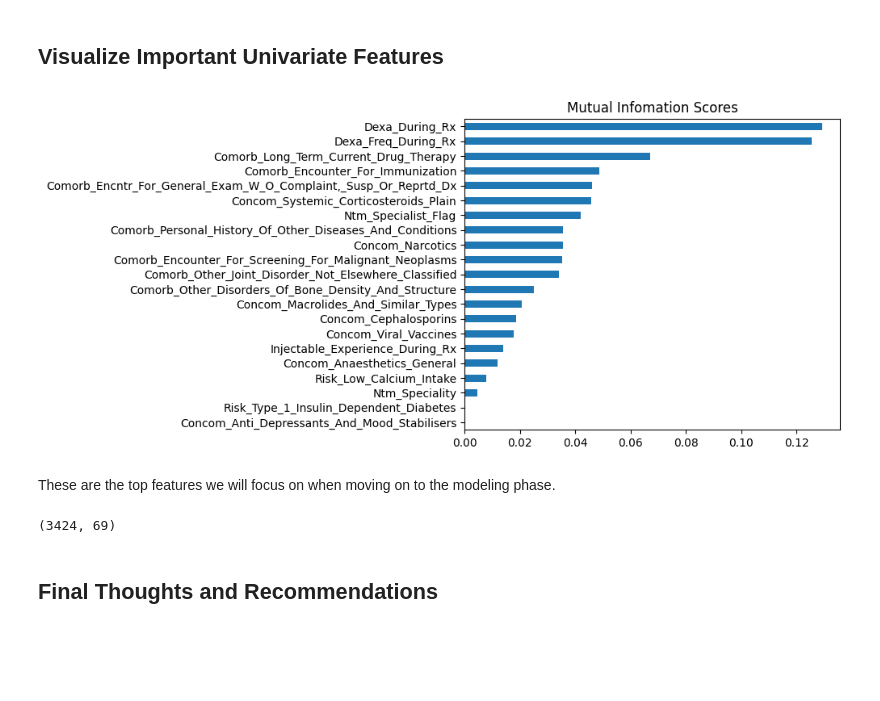
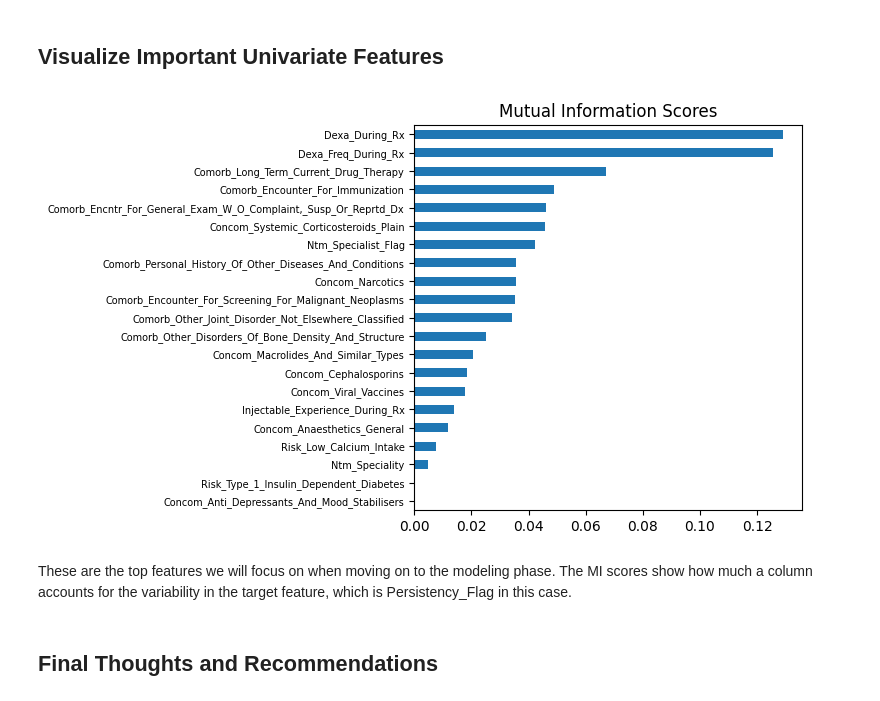
Before and after one commit to matthewiversen/data-glacier-internship, a Jupyter notebook: week-10/notebook.ipynb, the cells around one changed output. Saved outputs shown, nothing was run; the diff lists cells and outputs as text; code cells hidden in the pictures; blank space fills up the shorter version.

```diff
--- a/week-10/notebook.ipynb
+++ b/week-10/notebook.ipynb
@@ -408,18 +415,15 @@ Name: MI Scores, dtype: float64
 # %% [markdown]
 ## Visualize Important Univariate Features
 # %%
-plt.figure(figsize=(6, 5))
+plt.figure(figsize=(5, 5))
 mi_scores.sort_values(ascending=True).plot(kind="barh")
-plt.title("Mutual Infomation Scores")
+plt.title("Mutual Information Scores")
+plt.gca().tick_params(axis="y", labelsize=7)
 plt.show()
 # %% [output]
-[figure, old version]
+[figure, new version]
 # %% [markdown]
-These are the top features we will focus on when moving on to the modeling phase.
+These are the top features we will focus on when moving on to the modeling phase. The MI scores show how much a column accounts for the variability in the target feature, which is Persistency_Flag in this case.
-# %%
-df.shape
-# %% [output]
-(3424, 69)
 # %% [markdown]
 ## Final Thoughts and Recommendations
 # %% [markdown]
```
Also changed, not shown: parts of 8 cells of this notebook.
